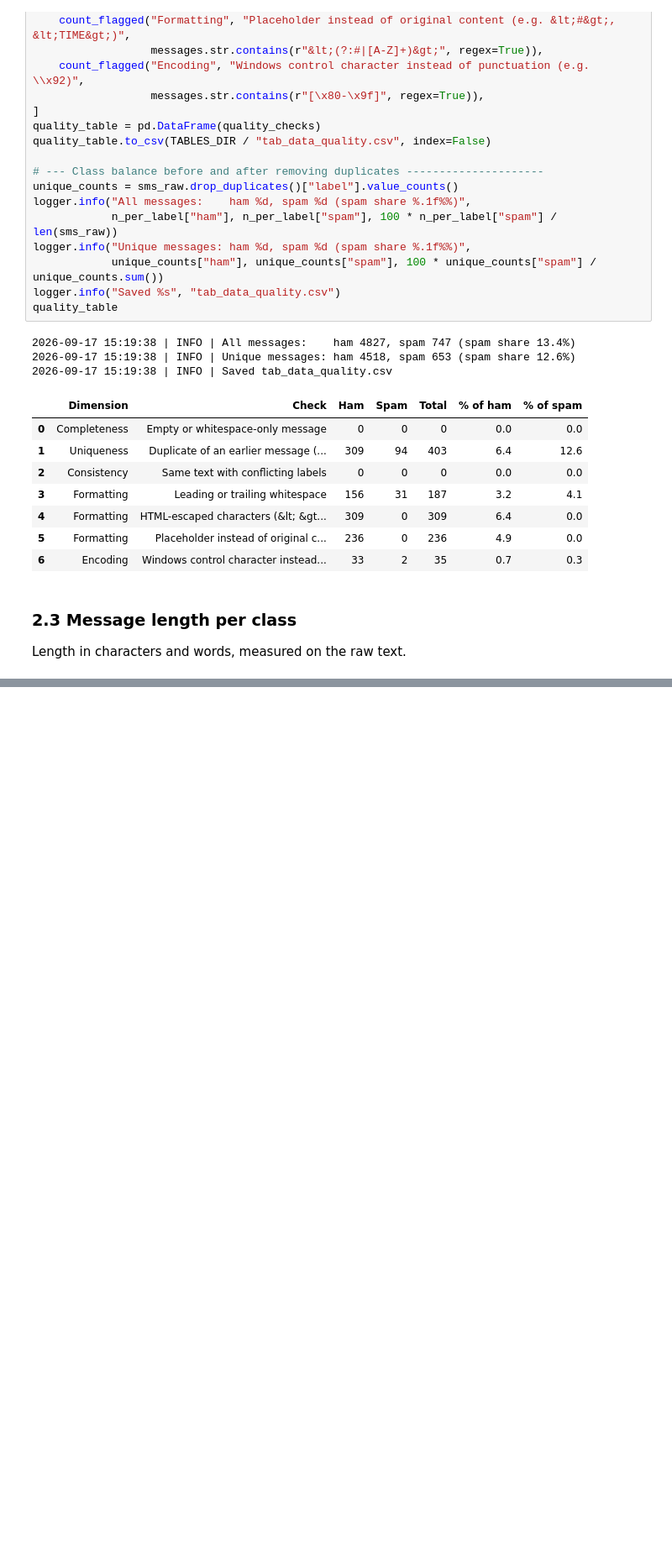
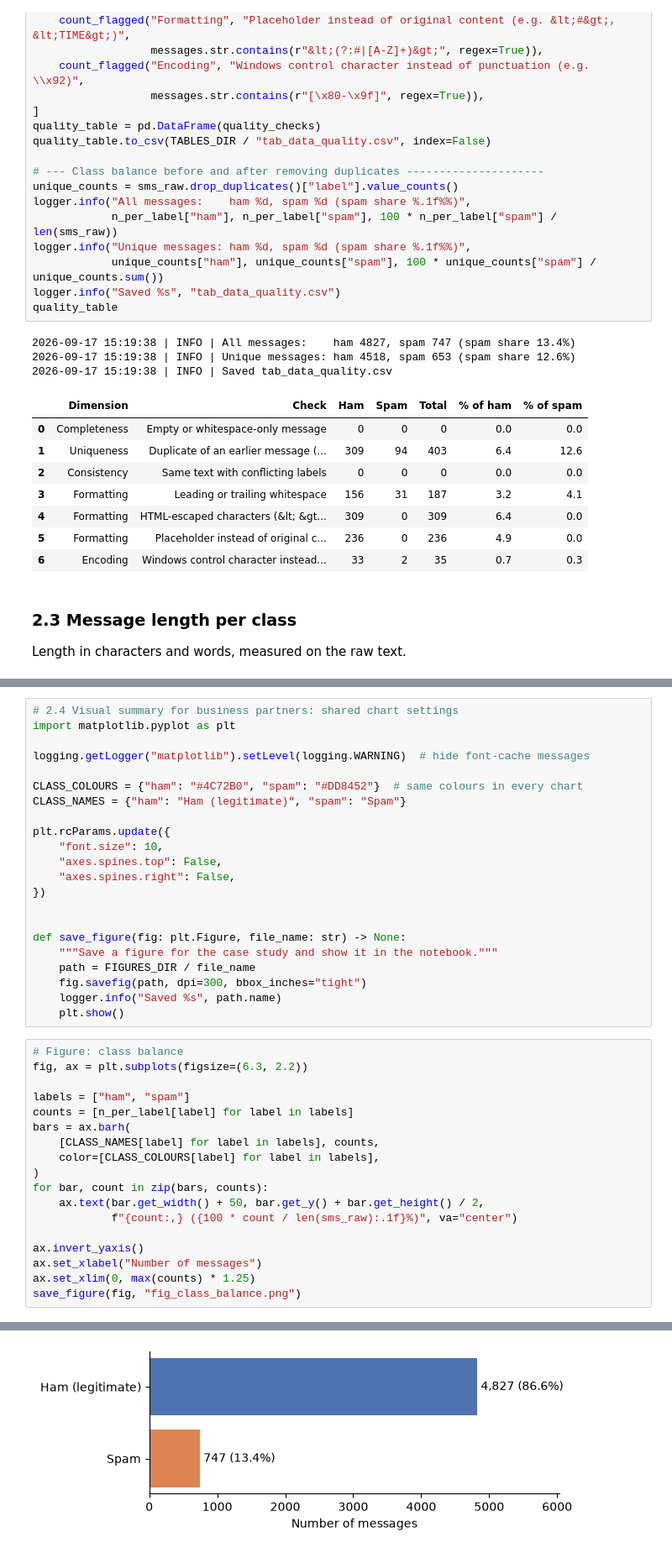
Before and after one commit to santi753/IU_Model_Engineering, a Jupyter notebook: notebooks/spam_filter.ipynb, the cells around one changed output, grey strips where cells are left out. Shown at 84% size. Drawn from its saved outputs; the diff is of its cells as text; blank space fills up the shorter version.

Commit message:
Add data understanding charts

```diff
--- a/notebooks/spam_filter.ipynb
+++ b/notebooks/spam_filter.ipynb
@@ -270,0 +280,41 @@ length_table
+# %%
+# 2.4 Visual summary for business partners: shared chart settings
+import matplotlib.pyplot as plt
+
+logging.getLogger("matplotlib").setLevel(logging.WARNING)  # hide font-cache messages
+
+CLASS_COLOURS = {"ham": "#4C72B0", "spam": "#DD8452"}  # same colours in every chart
+CLASS_NAMES = {"ham": "Ham (legitimate)", "spam": "Spam"}
+
+plt.rcParams.update({
+    "font.size": 10,
+    "axes.spines.top": False,
+    "axes.spines.right": False,
+})
+
+
+def save_figure(fig: plt.Figure, file_name: str) -> None:
+    """Save a figure for the case study and show it in the notebook."""
+    path = FIGURES_DIR / file_name
+    fig.savefig(path, dpi=300, bbox_inches="tight")
+    logger.info("Saved %s", path.name)
+    plt.show()
+# %%
+# Figure: class balance
+fig, ax = plt.subplots(figsize=(6.3, 2.2))
+
+labels = ["ham", "spam"]
+counts = [n_per_label[label] for label in labels]
+bars = ax.barh(
+    [CLASS_NAMES[label] for label in labels], counts,
+    color=[CLASS_COLOURS[label] for label in labels],
+)
+for bar, count in zip(bars, counts):
+    ax.text(bar.get_width() + 50, bar.get_y() + bar.get_height() / 2,
+            f"{count:,} ({100 * count / len(sms_raw):.1f}%)", va="center")
+
+ax.invert_yaxis()
+ax.set_xlabel("Number of messages")
+ax.set_xlim(0, max(counts) * 1.25)
+save_figure(fig, "fig_class_balance.png")
+# %% [output]
@@ -270,0 +322 @@ length_table
+[figure, added]
```
Also changed, not shown: parts of 4 cells of this notebook, 3 other files.
